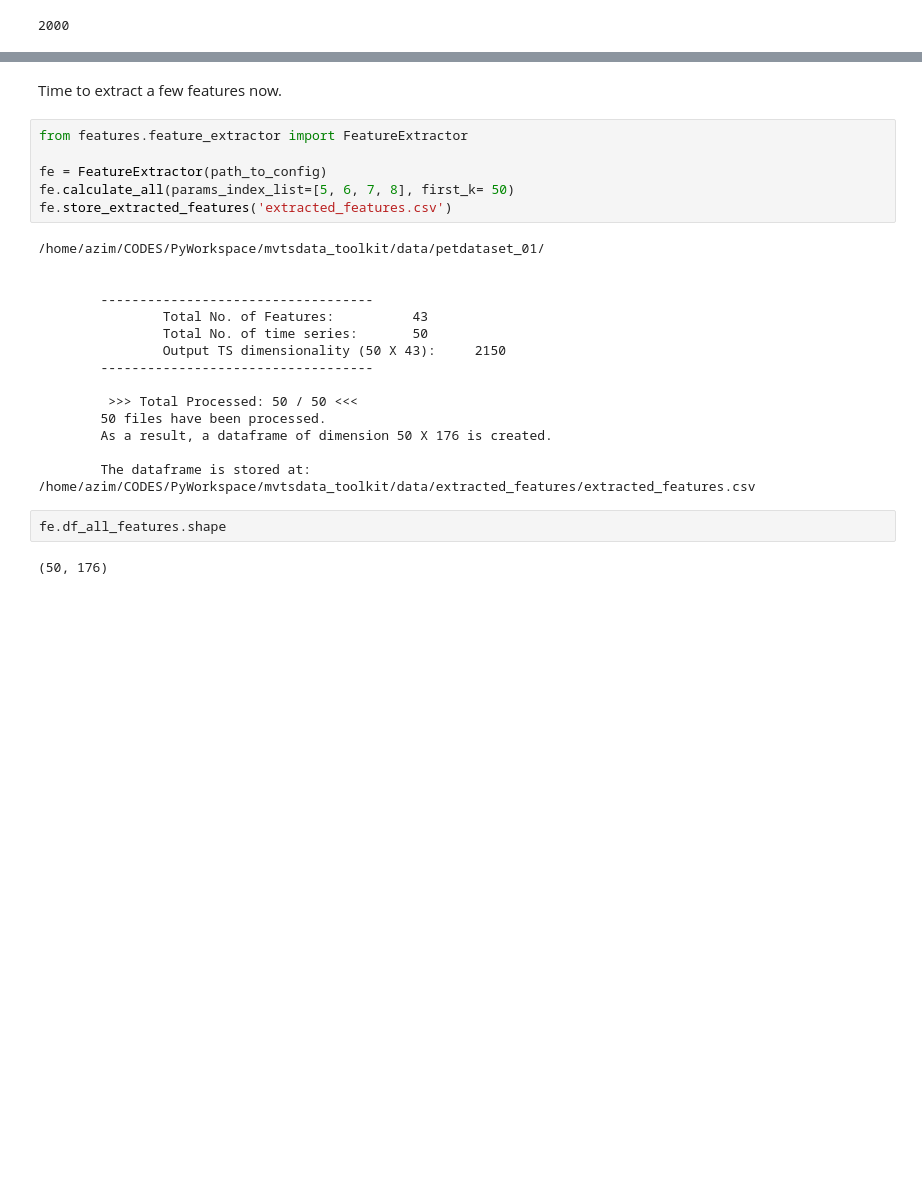
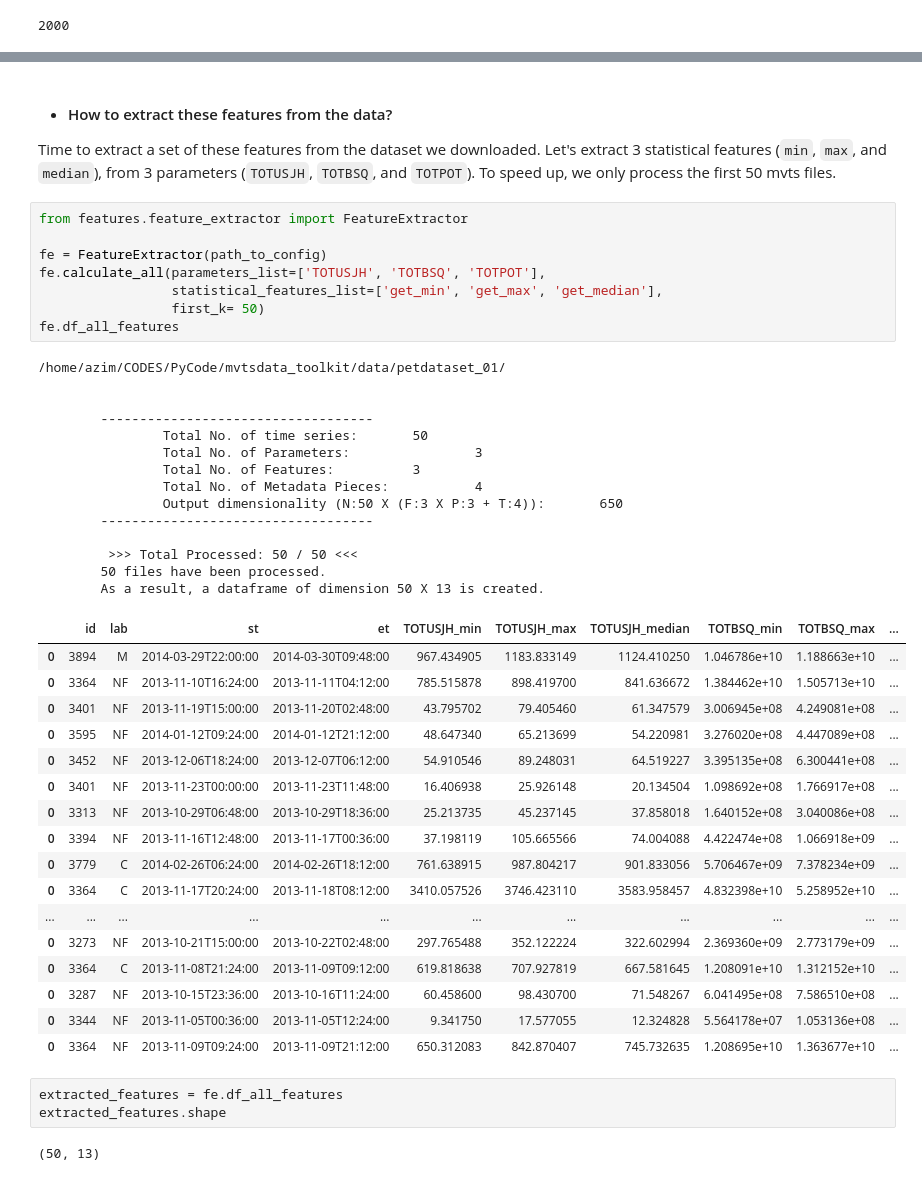
Before and after one commit to AzimAhmadzadeh/mvtsdata_toolkit, a Jupyter notebook: demo.ipynb, the cells around one changed output, grey strips where cells are left out. Drawn from its saved outputs; the diff is of its cells as text; blank space fills up the shorter version.

```diff
--- a/demo.ipynb
+++ b/demo.ipynb
@@ -96,27 +105,49 @@ FILE
-# %% [markdown]
-Time to extract a few features now.
+# %% [markdown]
+- #### How to extract these features from the data?
+
+Time to extract a set of these features from the dataset we downloaded. Let's extract 3 statistical features (`min`, `max`, and `median`), from 3 parameters (`TOTUSJH`, `TOTBSQ`, and `TOTPOT`). To speed up, we only process the first 50 mvts files.
 # %%
 from features.feature_extractor import FeatureExtractor
 
 fe = FeatureExtractor(path_to_config)
-fe.calculate_all(params_index_list=[5, 6, 7, 8], first_k= 50)
-fe.store_extracted_features('extracted_features.csv')
+fe.calculate_all(parameters_list=['TOTUSJH', 'TOTBSQ', 'TOTPOT'],
+                 statistical_features_list=['get_min', 'get_max', 'get_median'],
+                 first_k= 50)
+fe.df_all_features
 # %% [output]
-/home/azim/CODES/PyWorkspace/mvtsdata_toolkit/data/petdataset_01/
+/home/azim/CODES/PyCode/mvtsdata_toolkit/data/petdataset_01/
 
 
         -----------------------------------
-                Total No. of Features:          43
                 Total No. of time series:       50
-                Output TS dimensionality (50 X 43):     2150
+                Total No. of Parameters:                3
+                Total No. of Features:          3
+                Total No. of Metadata Pieces:           4
+                Output dimensionality (N:50 X (F:3 X P:3 + T:4)):       650
         -----------------------------------
 
          >>> Total Processed: 50 / 50 <<<
         50 files have been processed.
-        As a result, a dataframe of dimension 50 X 176 is created.
-
-        The dataframe is stored at: /home/azim/CODES/PyWorkspace/mvtsdata_toolkit/data/extracted_features/extracted_features.csv
+        As a result, a dataframe of dimension 50 X 13 is created.
+|  | id | lab | st | et | TOTUSJH_min | TOTUSJH_max | TOTUSJH_median | TOTBSQ_min | TOTBSQ_max | ... |
+| 0 | 3894 | M | 2014-03-29T22:00:00 | 2014-03-30T09:48:00 | 967.434905 | 1183.833149 | 1124.410250 | 1.046786e+10 | 1.188663e+10 | ... |
+| 0 | 3364 | NF | 2013-11-10T16:24:00 | 2013-11-11T04:12:00 | 785.515878 | 898.419700 | 841.636672 | 1.384462e+10 | 1.505713e+10 | ... |
+| 0 | 3401 | NF | 2013-11-19T15:00:00 | 2013-11-20T02:48:00 | 43.795702 | 79.405460 | 61.347579 | 3.006945e+08 | 4.249081e+08 | ... |
+| 0 | 3595 | NF | 2014-01-12T09:24:00 | 2014-01-12T21:12:00 | 48.647340 | 65.213699 | 54.220981 | 3.276020e+08 | 4.447089e+08 | ... |
+| 0 | 3452 | NF | 2013-12-06T18:24:00 | 2013-12-07T06:12:00 | 54.910546 | 89.248031 | 64.519227 | 3.395135e+08 | 6.300441e+08 | ... |
+| 0 | 3401 | NF | 2013-11-23T00:00:00 | 2013-11-23T11:48:00 | 16.406938 | 25.926148 | 20.134504 | 1.098692e+08 | 1.766917e+08 | ... |
+| 0 | 3313 | NF | 2013-10-29T06:48:00 | 2013-10-29T18:36:00 | 25.213735 | 45.237145 | 37.858018 | 1.640152e+08 | 3.040086e+08 | ... |
+| 0 | 3394 | NF | 2013-11-16T12:48:00 | 2013-11-17T00:36:00 | 37.198119 | 105.665566 | 74.004088 | 4.422474e+08 | 1.066918e+09 | ... |
+| 0 | 3779 | C | 2014-02-26T06:24:00 | 2014-02-26T18:12:00 | 761.638915 | 987.804217 | 901.833056 | 5.706467e+09 | 7.378234e+09 | ... |
+| 0 | 3364 | C | 2013-11-17T20:24:00 | 2013-11-18T08:12:00 | 3410.057526 | 3746.423110 | 3583.958457 | 4.832398e+10 | 5.258952e+10 | ... |
+| ... | ... | ... | ... | ... | ... | ... | ... | ... | ... | ... |
+| 0 | 3273 | NF | 2013-10-21T15:00:00 | 2013-10-22T02:48:00 | 297.765488 | 352.122224 | 322.602994 | 2.369360e+09 | 2.773179e+09 | ... |
+| 0 | 3364 | C | 2013-11-08T21:24:00 | 2013-11-09T09:12:00 | 619.818638 | 707.927819 | 667.581645 | 1.208091e+10 | 1.312152e+10 | ... |
+| 0 | 3287 | NF | 2013-10-15T23:36:00 | 2013-10-16T11:24:00 | 60.458600 | 98.430700 | 71.548267 | 6.041495e+08 | 7.586510e+08 | ... |
+| 0 | 3344 | NF | 2013-11-05T00:36:00 | 2013-11-05T12:24:00 | 9.341750 | 17.577055 | 12.324828 | 5.564178e+07 | 1.053136e+08 | ... |
+| 0 | 3364 | NF | 2013-11-09T09:24:00 | 2013-11-09T21:12:00 | 650.312083 | 842.870407 | 745.732635 | 1.208695e+10 | 1.363677e+10 | ... |
 # %%
-fe.df_all_features.shape
+extracted_features = fe.df_all_features
+extracted_features.shape
 # %% [output]
-(50, 176)
+(50, 13)
```
Also changed, not shown: parts of 15 cells of this notebook, 4 other files.
